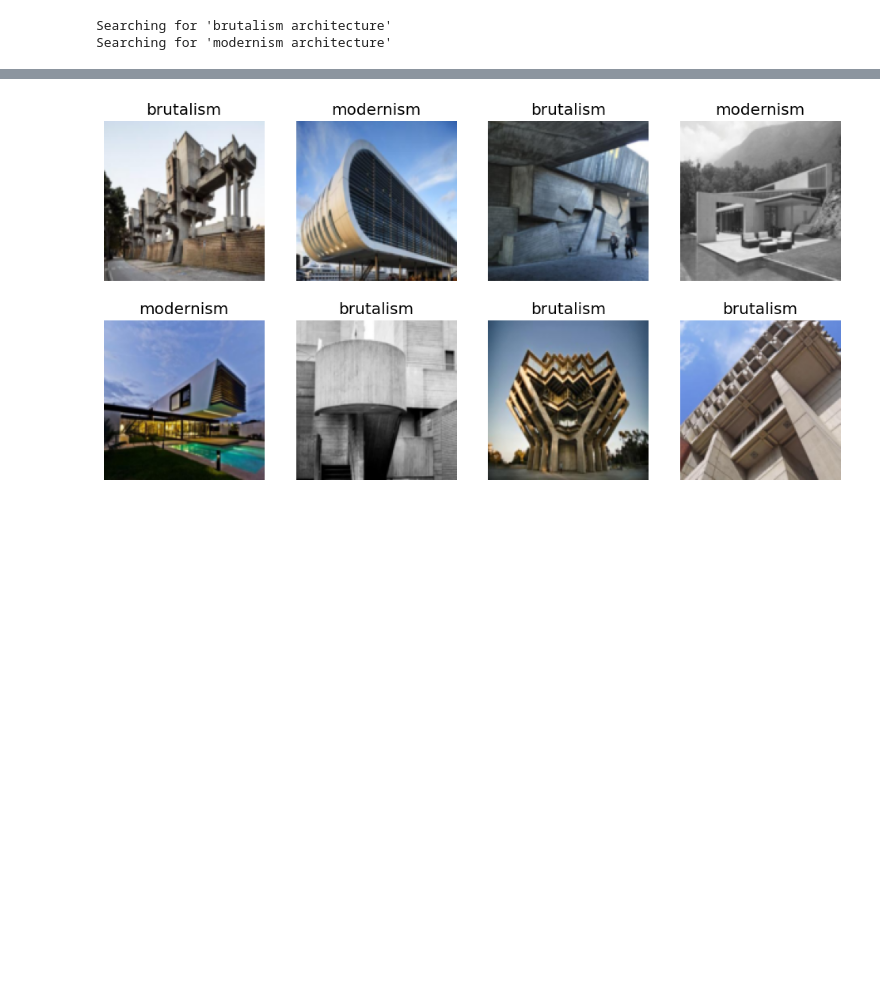
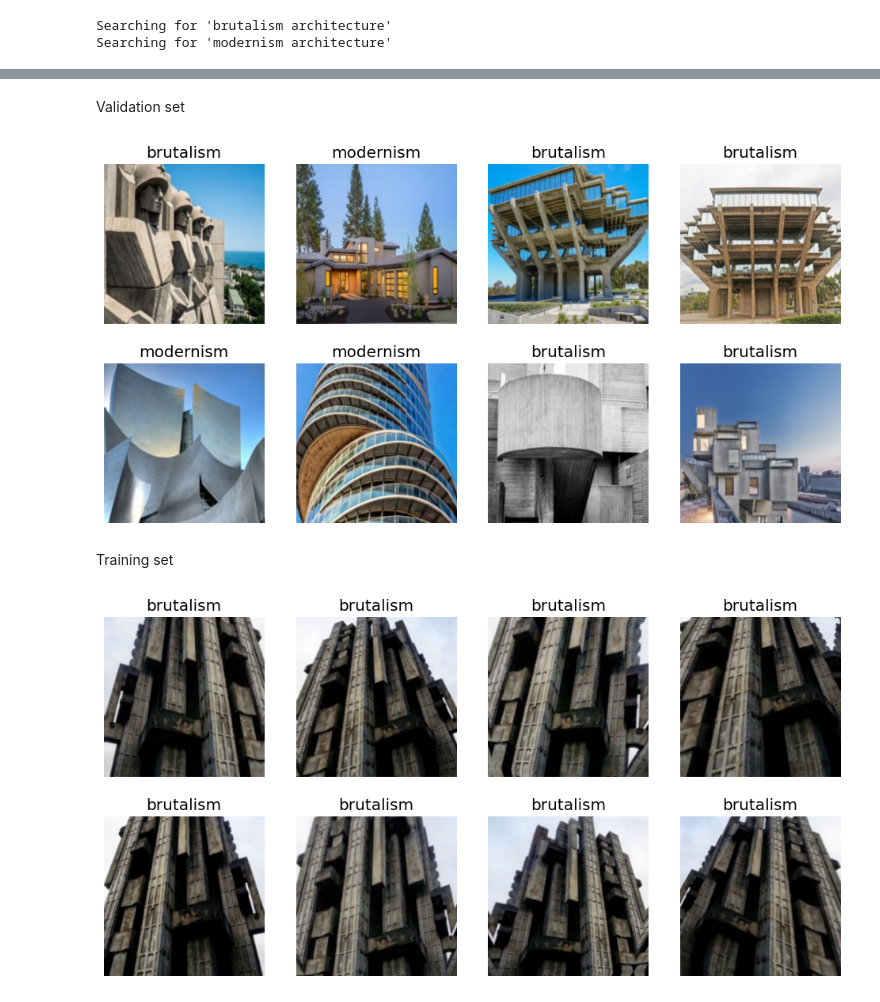
Before and after one commit to TheSowut/brutalism_or_modernism, a Jupyter notebook: model/brutalism_or_modernism.ipynb, the cells around one changed output, grey strips where cells are left out. Drawn from its saved outputs; the diff is of its cells as text; code cells hidden in the pictures; blank space fills up the shorter version.

```diff
--- a/model/brutalism_or_modernism.ipynb
+++ b/model/brutalism_or_modernism.ipynb
@@ -84,7 +85,14 @@ buildings = DataBlock(
+# %% [markdown]
+Validation set
 # %%
-dls = buildings.dataloaders(path)
 dls.valid.show_batch(max_n=8, nrows=2)
 # %% [output]
-[figure, old version]
+[figure, new version]
+# %% [markdown]
+Training set
+# %%
+dls.train.show_batch(max_n=8, nrows=2, unique=True)
+# %% [output]
+[figure, added]
 # %%
 learn = vision_learner(dls, resnet18, metrics=error_rate)
```
Also changed, not shown: parts of 19 cells of this notebook.
